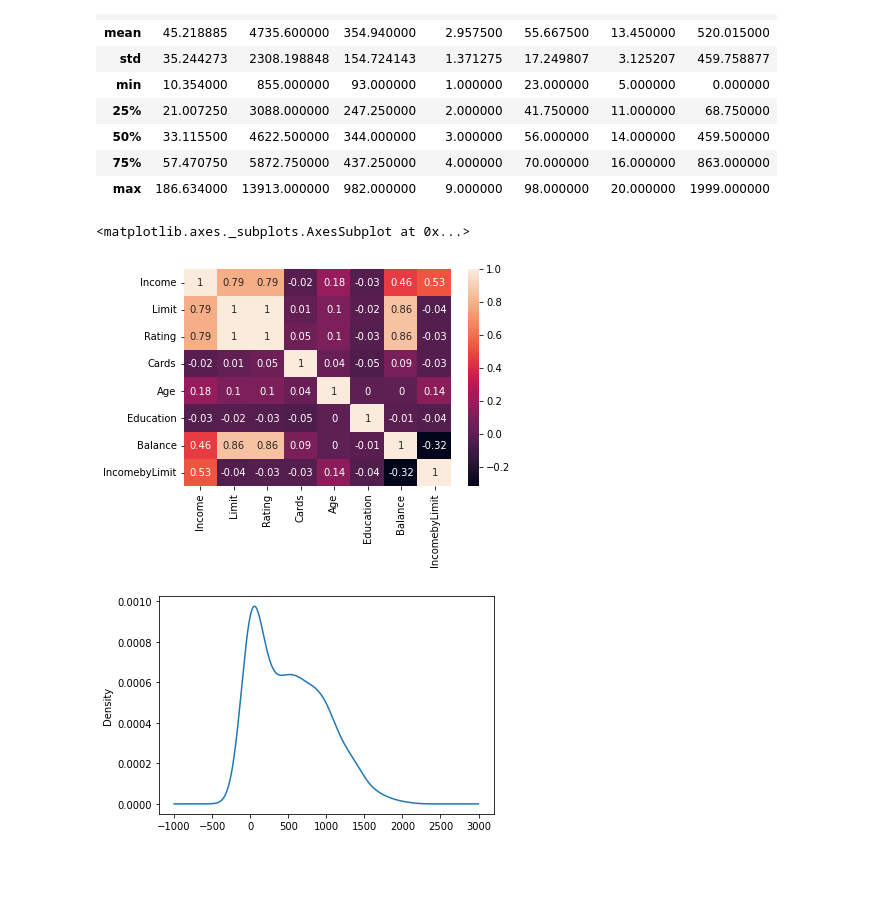
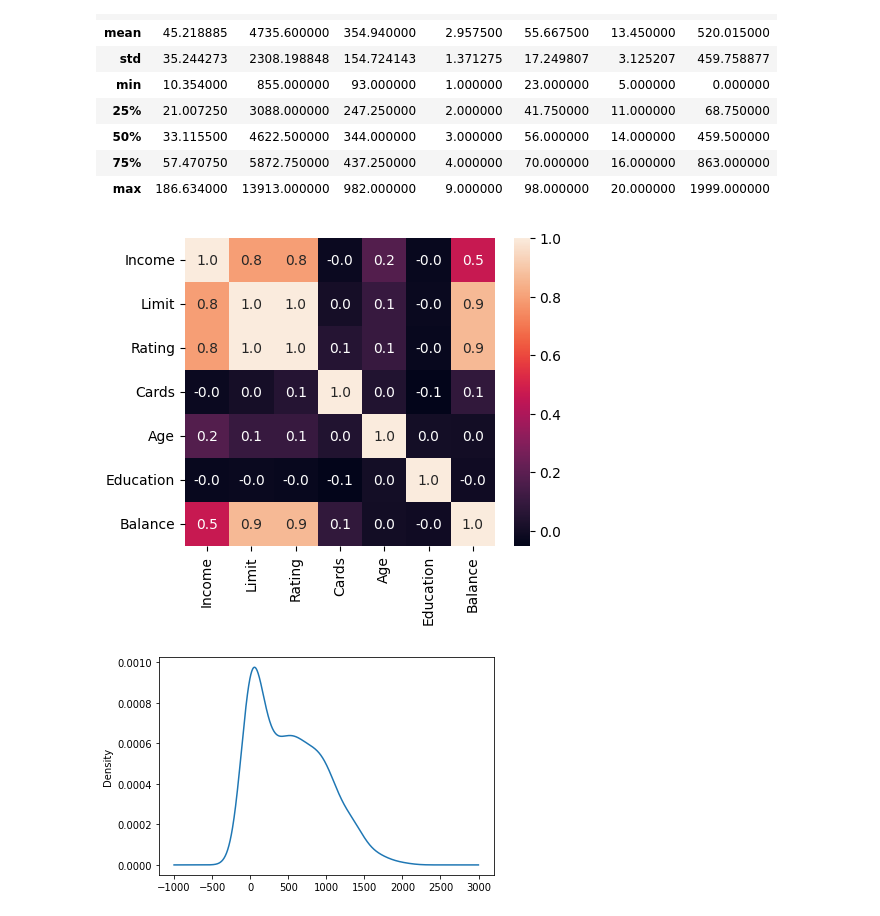
Before and after one commit to Yagut21/Data-Science, a Jupyter notebook: Homework2.ipynb, the cells around one changed output. Cells and saved outputs as stored; diff of their text form; code cells hidden in the pictures; blank space fills up the shorter version.

```diff
--- a/Homework2.ipynb
+++ b/Homework2.ipynb
@@ -10,6 +10,6 @@ import seaborn as sns
 income=pd.read_csv('https://raw.githubusercontent.com/ogut77/DataScience/main/data/Credit.csv')
 # %%
 #Q2- Get data information and number of rows and columns
-income=pd.read_csv('https://raw.githubusercontent.com/ogut77/DataScience/main/data/Credit.csv')
-income
+income.info()
+income.shape
 # %% [output]
@@ -50,9 +56,14 @@ income.describe()
 # %%
 #Q5-Use seasoborns heat map to generate following heatmap
 # annot = True to print the correlation inside the square
+numeric_columns = income.select_dtypes(include=np.number)
+correlation_matrix = numeric_columns.corr()
+
+plt.figure(figsize=(5, 4))  # Adjust figure size if needed
+sns.heatmap(correlation_matrix, annot=True, fmt=".1f")
+plt.show()
 # %% [output]
-<matplotlib.axes._subplots.AxesSubplot at 0x...>
-[figure, old version]
+[figure, new version]
 # %%
 #Q6-Plot the density distribution of Balance
 # %% [output]
```
Also changed, not shown: parts of 1 cell of this notebook.
